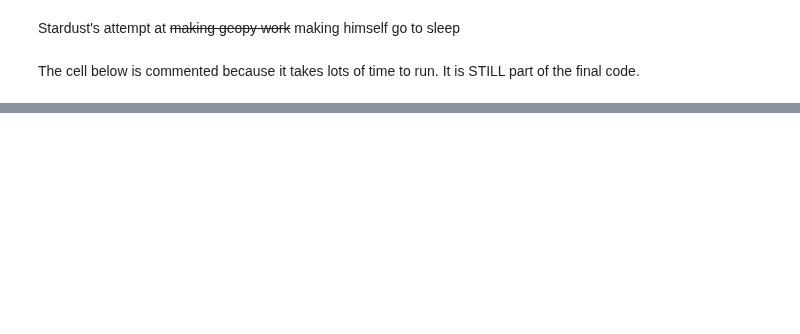
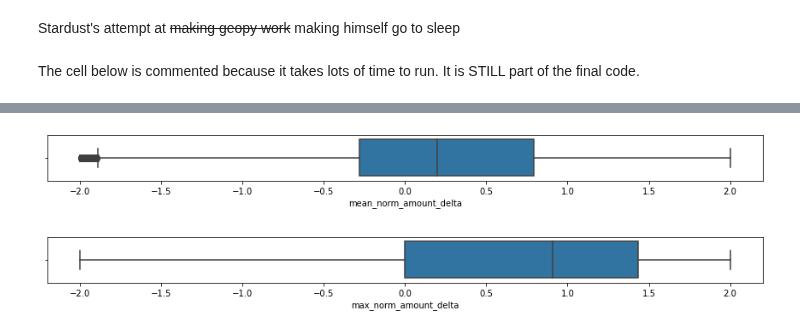
Before and after one commit to StardustLID/TEMG4952A-TEAM-5, a Jupyter notebook: Week3_Onwards/Data_Preprocessing_and_Plots.ipynb, the cells around one changed output, grey strips where cells are left out. Drawn from its saved outputs; the diff is of its cells as text; code cells hidden in the pictures; blank space fills up the shorter version.

Commit message:
sns boxplot, ecdf percentile plot of ROI

```diff
--- a/Week3_Onwards/Data_Preprocessing_and_Plots.ipynb
+++ b/Week3_Onwards/Data_Preprocessing_and_Plots.ipynb
@@ -276,0 +271,3 @@ Name: has_ipo, dtype: int64
+# %%
+roi_df = pd.read_csv('ROI.csv')
+# mean_norm_amount_delta
@@ -276,0 +276,10 @@ Name: has_ipo, dtype: int64
+# %%
+numerical_features = ['mean_norm_amount_delta', 'max_norm_amount_delta']
+
+for feature in numerical_features:
+    fig, ax = plt.subplots(figsize=(15,1))
+    sns.boxplot(data=roi_df, x=feature)
+    plt.show()
+# %% [output]
+[figure, added]
+[figure, added]
```
Also changed, not shown: parts of 9 cells of this notebook.
